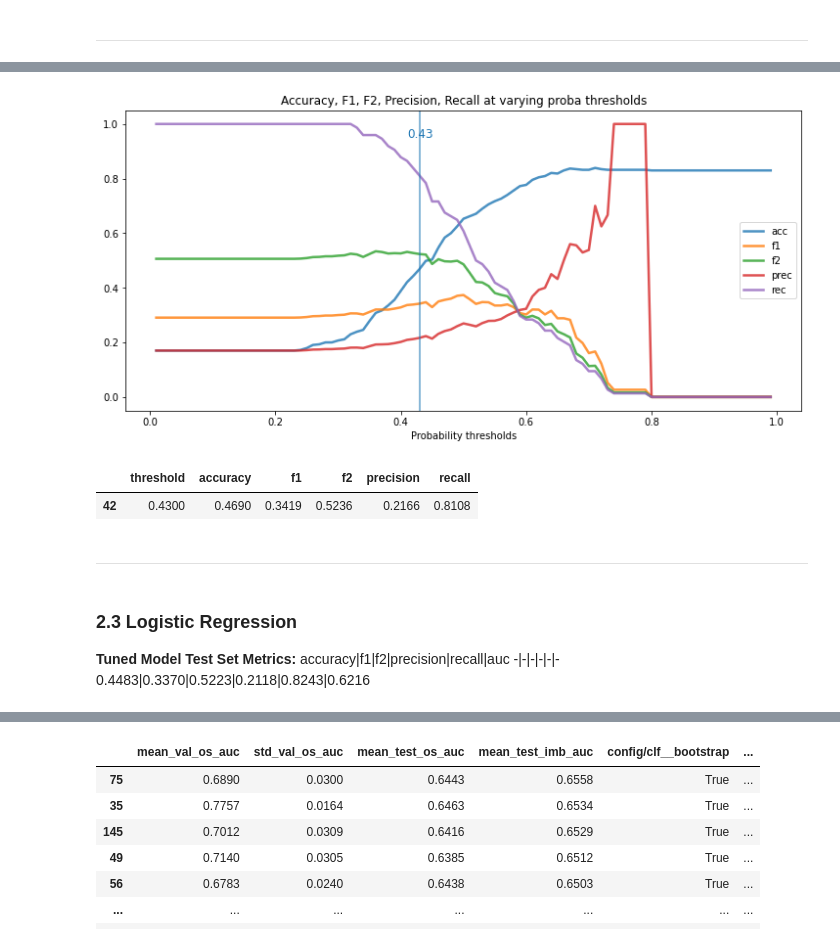
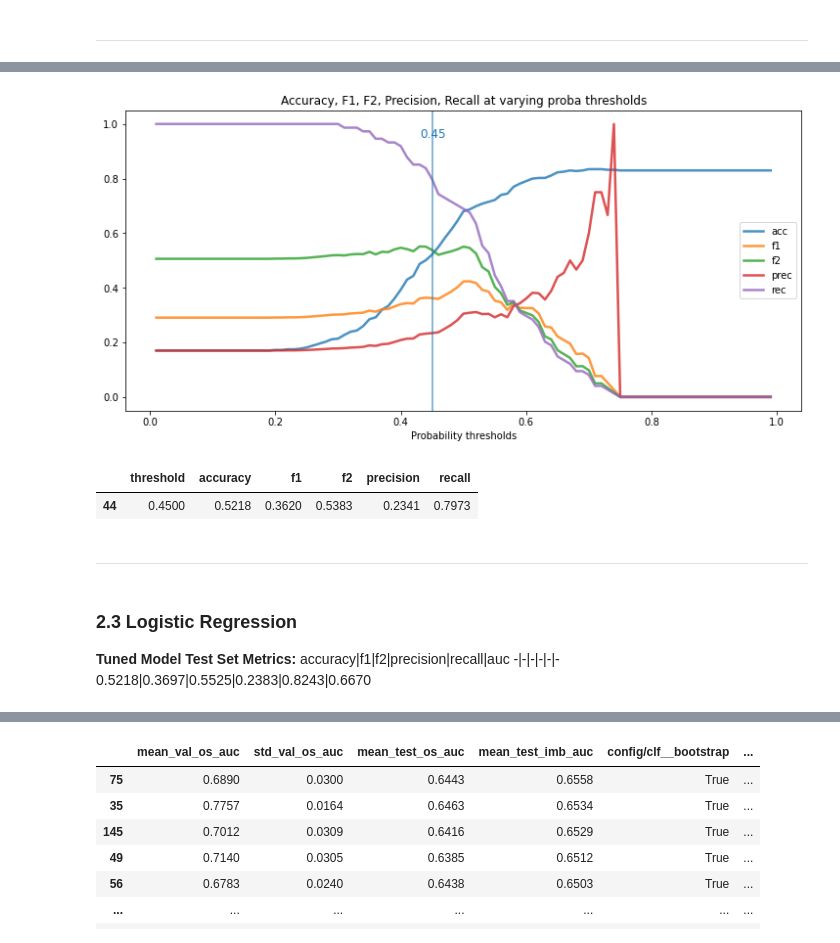
Before and after one commit to gammaraysky/aiap_mlp_raytune, a Jupyter notebook: mlp04.ipynb, the cells around one changed output, grey strips where cells are left out. Saved outputs shown, nothing was run; the diff lists cells and outputs as text; code cells hidden in the pictures.

```diff
--- a/mlp04.ipynb
+++ b/mlp04.ipynb
@@ -425,18 +407,18 @@ train_os_auc  test_os_auc  test_imb_auc
 # %%
 ### ACCURACY, PRECISION, RECALL, F1, F2 CURVES ACROSS PROBABILITY THRESHOLDS
 ordinal=False
 
 dataset = Dataset(TEST_SIZE, RANDOM_STATE)
 if (ordinal):
     X_train, X_test, y_train, y_test, X_train_os, X_test_os, y_train_os, y_test_os = dataset.get_transformed_ordinal_oversample()
 else:
     X_train, X_test, y_train, y_test, X_train_os, X_test_os, y_train_os, y_test_os = dataset.get_transformed_onehot_oversample()
-proba_table = tune_for_recall(svc, X_test, y_test, 0.43)
-proba_table[(proba_table['threshold']>0.421)&(proba_table['threshold']<0.44)]
+proba_table = tune_for_recall(svc, X_test, y_test, 0.45)
+proba_table[(proba_table['threshold']>0.44)&(proba_table['threshold']<0.46)]
 # %% [output]
-[figure, old version]
+[figure, new version]
 |  | threshold | accuracy | f1 | f2 | precision | recall |
-| 42 | 0.4300 | 0.4690 | 0.3419 | 0.5236 | 0.2166 | 0.8108 |
+| 44 | 0.4500 | 0.5218 | 0.3620 | 0.5383 | 0.2341 | 0.7973 |
 # %% [markdown]
 ------------
 # %% [markdown]
@@ -444,7 +426,7 @@ proba_table[(proba_table['threshold']>0.421)&(proba_table['threshold']<0.44)]
 **Tuned Model Test Set Metrics:**
 accuracy|f1|f2|precision|recall|auc
 -|-|-|-|-|-
-0.4483|0.3370|0.5223|0.2118|0.8243|0.6216
+0.5218|0.3697|0.5525|0.2383|0.8243|0.6670
 # %%
 ##### RUN HYPEROPTSEARCH - LOGISTIC REGRESSION
 
```
Also changed, not shown: parts of 30 cells of this notebook, 1 other file.
